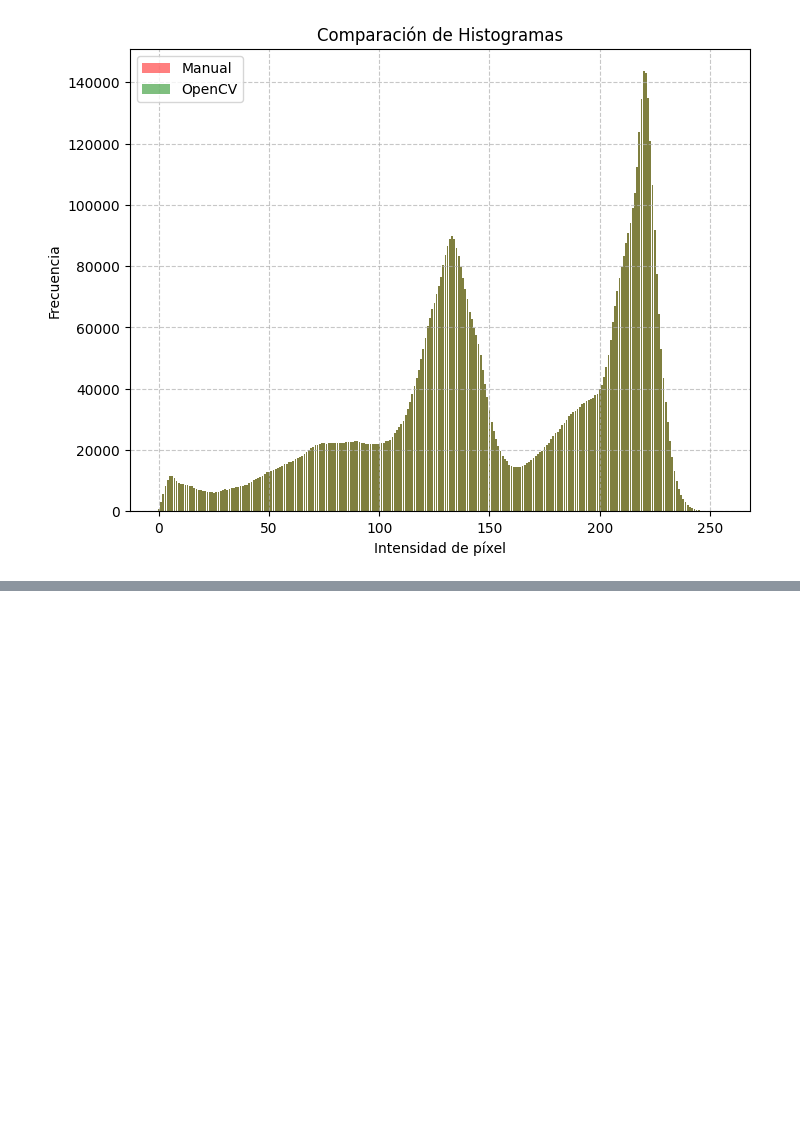
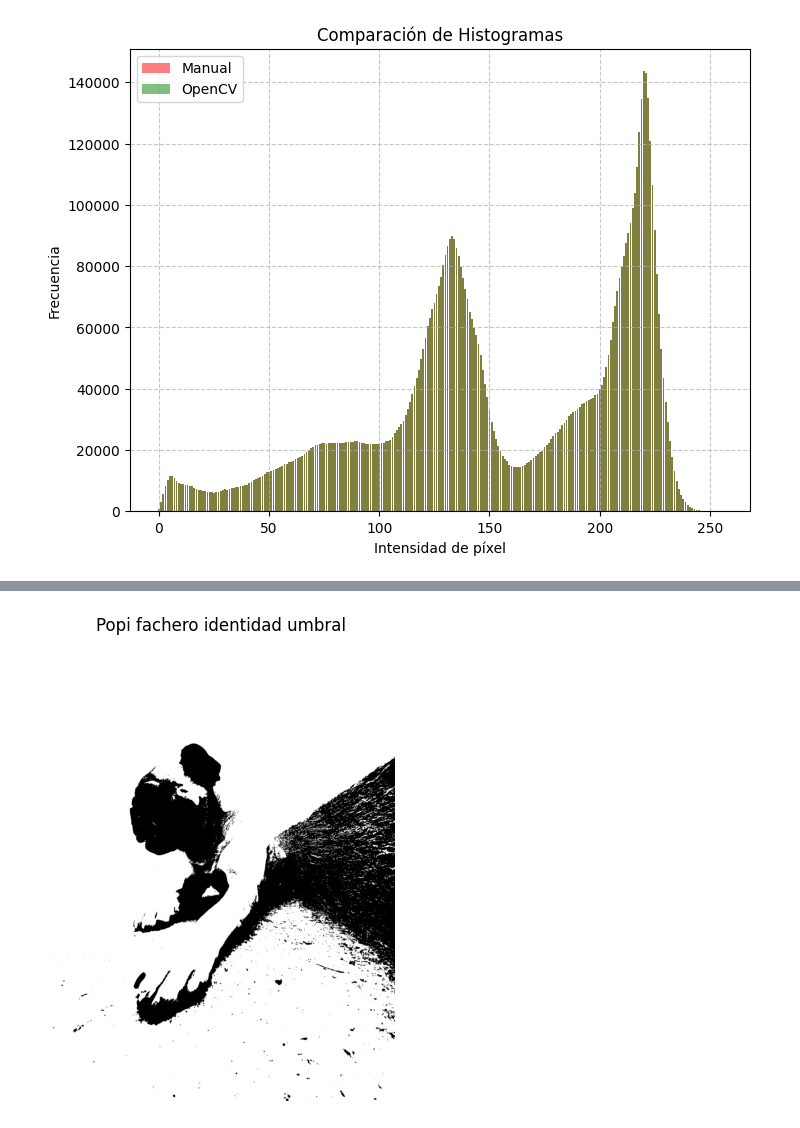
Before and after one commit to RojasG4mer/Fundamentos-de-Procesamiento-Digital-de-Imagenes, a Jupyter notebook: Operaciones_a_nivel_pixel_01.ipynb, the cells around one changed output, grey strips where cells are left out. Saved outputs shown, nothing was run; the diff lists cells and outputs as text; code cells hidden in the pictures; blank space fills up the shorter version.

```diff
--- a/Operaciones_a_nivel_pixel_01.ipynb
+++ b/Operaciones_a_nivel_pixel_01.ipynb
@@ -105,0 +166,19 @@ plt.show()
+# %%
+def opthresholding(p, p1):
+  if p <= p1:
+    q = 0
+  else:
+    q = 255
+  return q
+# %%
+popi_fachero_identidad_umbral = []
+fila = []
+for j in popi_fachero_grises: # fila
+  for i in j: # columna
+    fila.append(opthresholding(i, 100))
+  popi_fachero_identidad_umbral.append(fila)
+  fila = []
+
+grafi_imag(popi_fachero_identidad_umbral, 'Popi fachero identidad umbral')
+# %% [output]
+[figure, added]
```
Also changed, not shown: parts of 27 cells of this notebook.
